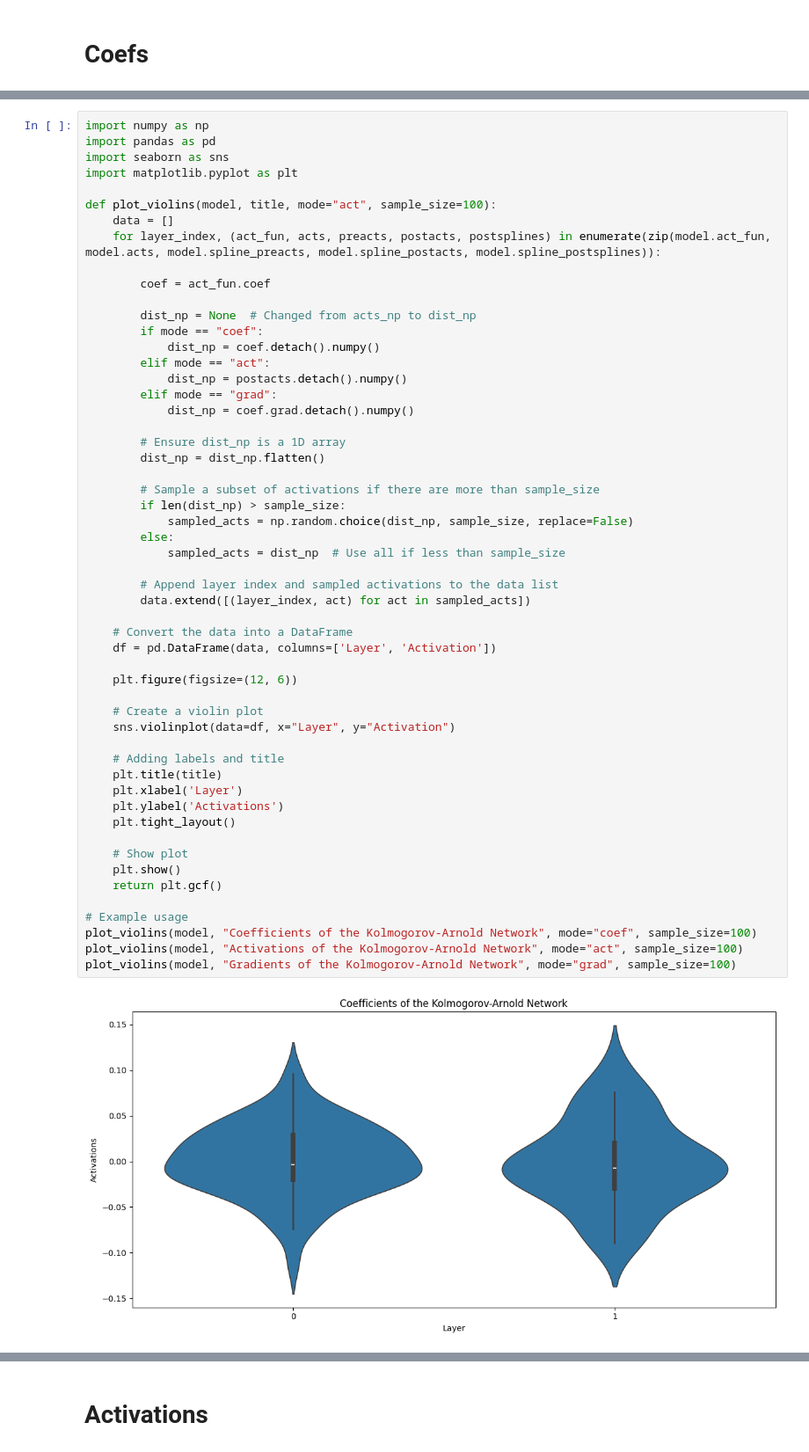
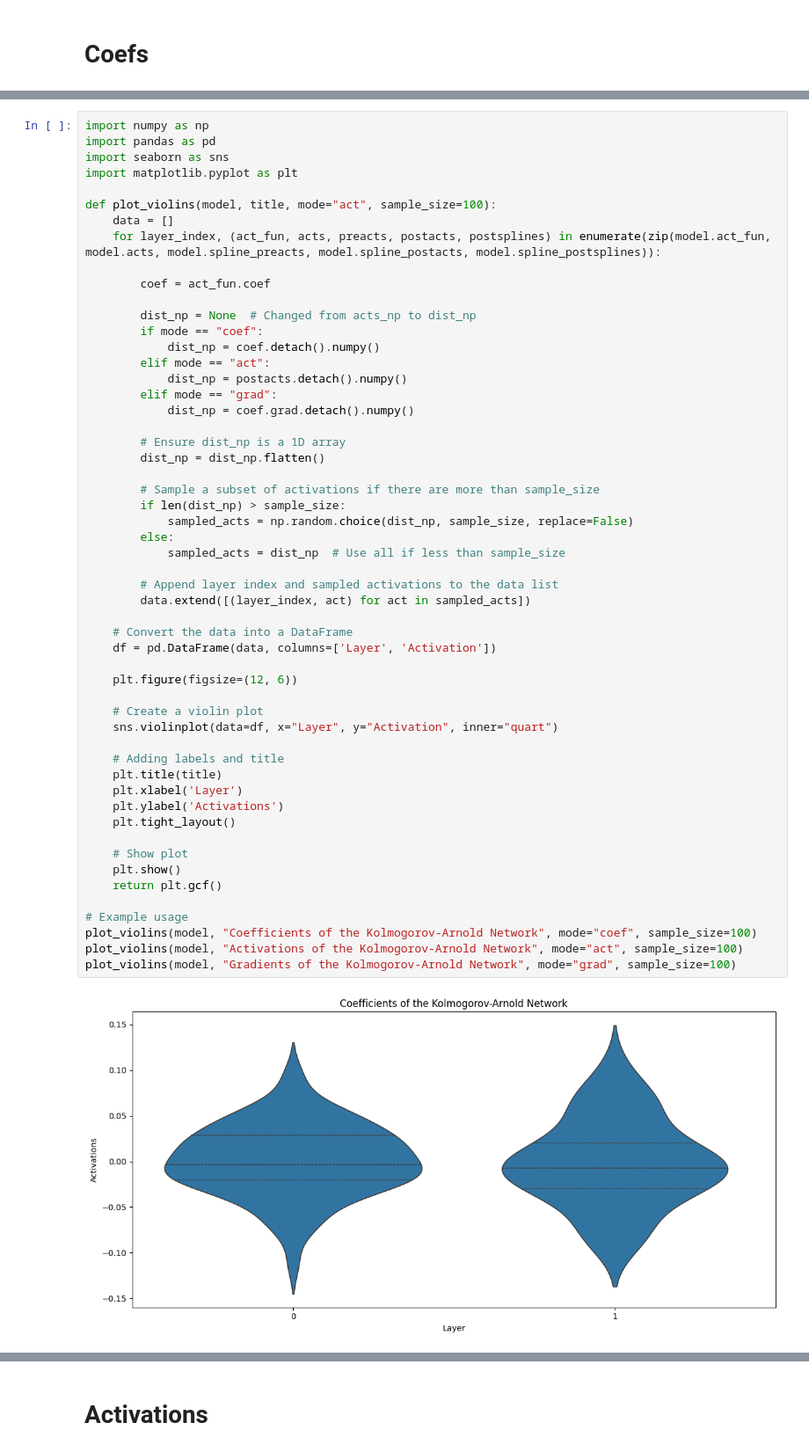
Before and after one commit to lniehaus/pykan, a Jupyter notebook: tutorials/Experiments/trainer/notebooks/gradient_experiment.ipynb, the cells around one changed output, grey strips where cells are left out. Shown at 88% size. Drawn from its saved outputs; the diff is of its cells as text.

Commit message:
update plots + new init

```diff
--- a/tutorials/Experiments/trainer/notebooks/gradient_experiment.ipynb
+++ b/tutorials/Experiments/trainer/notebooks/gradient_experiment.ipynb
@@ -257,33 +257,33 @@ def plot_violins(model, title, mode="act", sample_size=100):
         if len(dist_np) > sample_size:
             sampled_acts = np.random.choice(dist_np, sample_size, replace=False)
         else:
             sampled_acts = dist_np  # Use all if less than sample_size
 
         # Append layer index and sampled activations to the data list
         data.extend([(layer_index, act) for act in sampled_acts])
 
     # Convert the data into a DataFrame
     df = pd.DataFrame(data, columns=['Layer', 'Activation'])
 
     plt.figure(figsize=(12, 6))
 
     # Create a violin plot
-    sns.violinplot(data=df, x="Layer", y="Activation")
+    sns.violinplot(data=df, x="Layer", y="Activation", inner="quart")
 
     # Adding labels and title
     plt.title(title)
     plt.xlabel('Layer')
     plt.ylabel('Activations')
     plt.tight_layout()
 
     # Show plot
     plt.show()
     return plt.gcf()
 
 # Example usage
 plot_violins(model, "Coefficients of the Kolmogorov-Arnold Network", mode="coef", sample_size=100)
 plot_violins(model, "Activations of the Kolmogorov-Arnold Network", mode="act", sample_size=100)
 plot_violins(model, "Gradients of the Kolmogorov-Arnold Network", mode="grad", sample_size=100)
 # %% [output]
-[figure, old version]
+[figure, new version]
 <Figure size 640x480 with 0 Axes>
```
Also changed, not shown: parts of 3 cells of this notebook, 7 other files.
